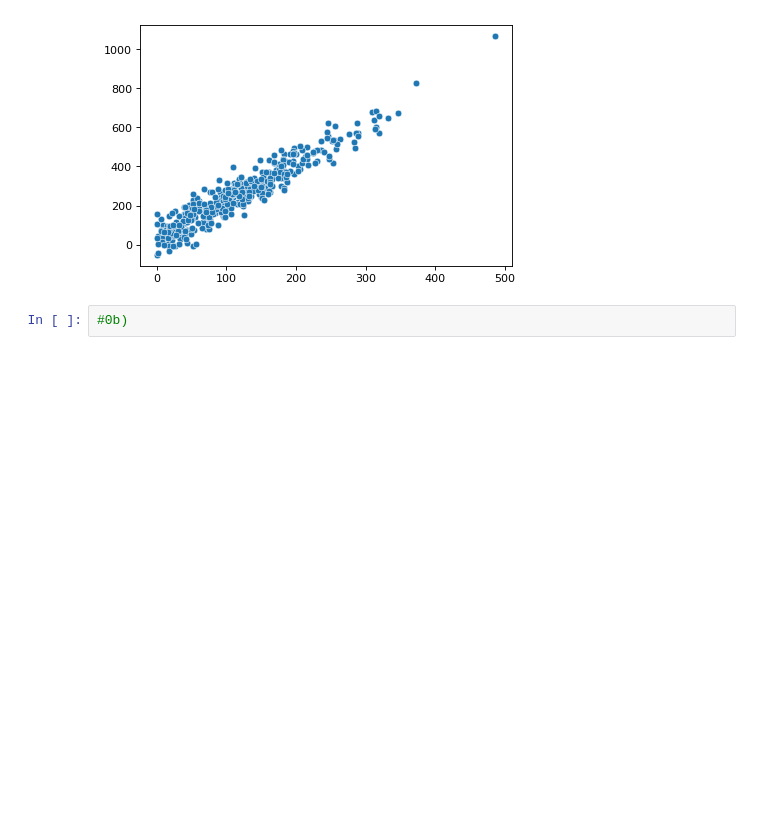
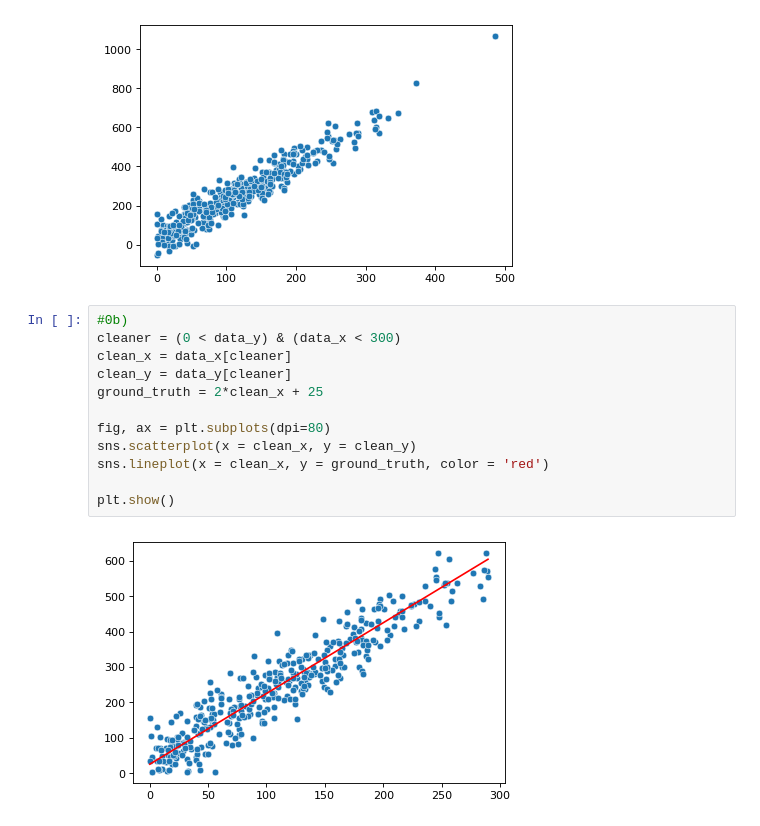
Before and after one commit to FHegardt/Maskininl-rning-Fredrik-Hegardt, a Jupyter notebook: Exercises/Exer_0.ipynb, the cells around one changed output. Saved outputs shown, nothing was run; the diff lists cells and outputs as text; blank space fills up the shorter version.

```diff
--- a/Exercises/Exer_0.ipynb
+++ b/Exercises/Exer_0.ipynb
@@ -16,5 +16,17 @@ sns.scatterplot(x = data_x, y = data_y)
 plt.show()
 # %% [output]
 [figure]
-# %%
-#0b)
+# %%
+#0b)
+cleaner = (0 < data_y) & (data_x < 300)
+clean_x = data_x[cleaner]
+clean_y = data_y[cleaner]
+ground_truth = 2*clean_x + 25
+
+fig, ax = plt.subplots(dpi=80)
+sns.scatterplot(x = clean_x, y = clean_y)
+sns.lineplot(x = clean_x, y = ground_truth, color = 'red')
+
+plt.show()
+# %% [output]
+[figure, added]
```
Also changed, not shown: parts of 3 cells of this notebook.
